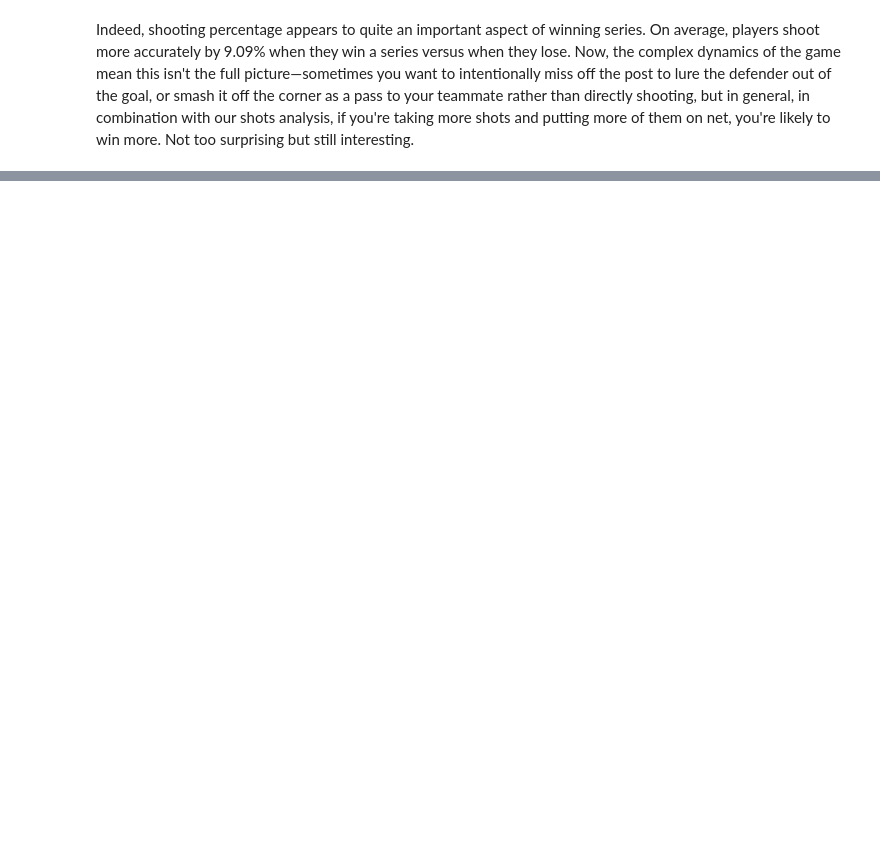
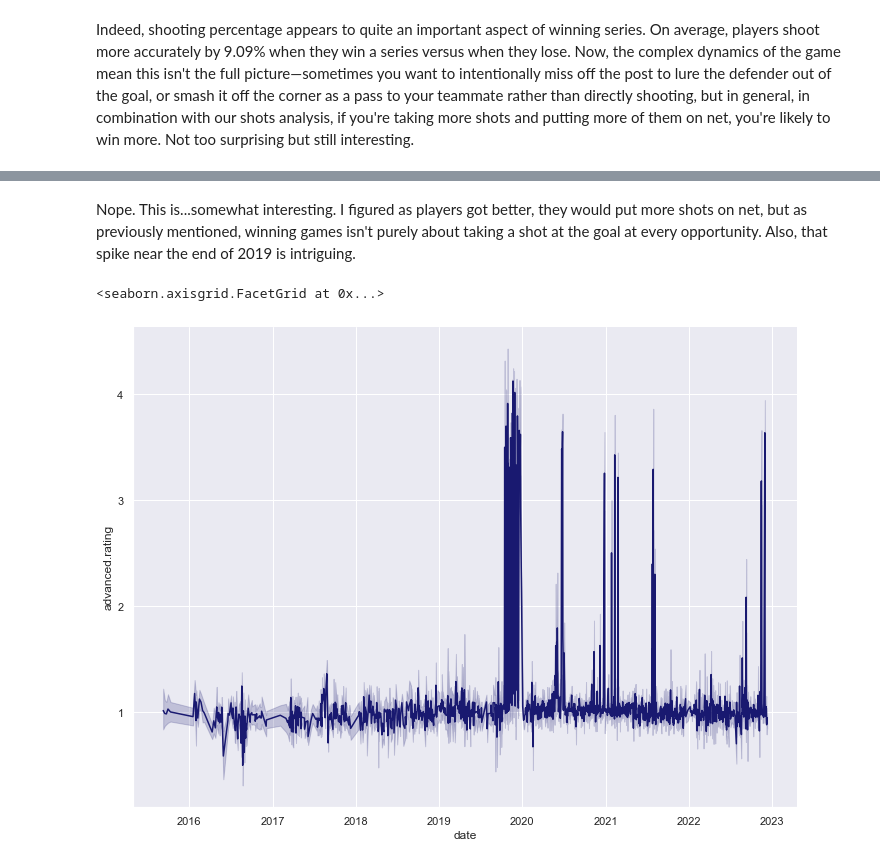
Before and after one commit to terru3/rocketleagueanalysis, a Jupyter notebook: Exploratory Visualizations.ipynb, the cells around one changed output, grey strips where cells are left out. Drawn from its saved outputs; the diff is of its cells as text; code cells hidden in the pictures; blank space fills up the shorter version.

```diff
--- a/Exploratory Visualizations.ipynb
+++ b/Exploratory Visualizations.ipynb
@@ -445,0 +456,12 @@ Indeed, shooting percentage appears to quite an important aspect of winning seri
+# %% [markdown]
+Nope. This is...somewhat interesting. I figured as players got better, they would put more shots on net, but as previously mentioned, winning games isn't purely about taking a shot at the goal at every opportunity. Also, that spike near the end of 2019 is intriguing.
+# %%
+rating_over_time = sns.relplot(x="date", y="advanced.rating",
+            kind="line", data=player_df, color='midnightblue',
+            height=7.5, aspect=10/7.5)
+# will take roughly 30 seconds
+shooting_pct_over_time.ax.set_title("Average Player Rating over Time", fontsize=18)
+shooting_pct_over_time.set_axis_labels("Date" , "Average Player Rating", fontsize=15)
+# %% [output]
+<seaborn.axisgrid.FacetGrid at 0x...>
+[figure, added]
```
Also changed, not shown: parts of 21 cells of this notebook.
